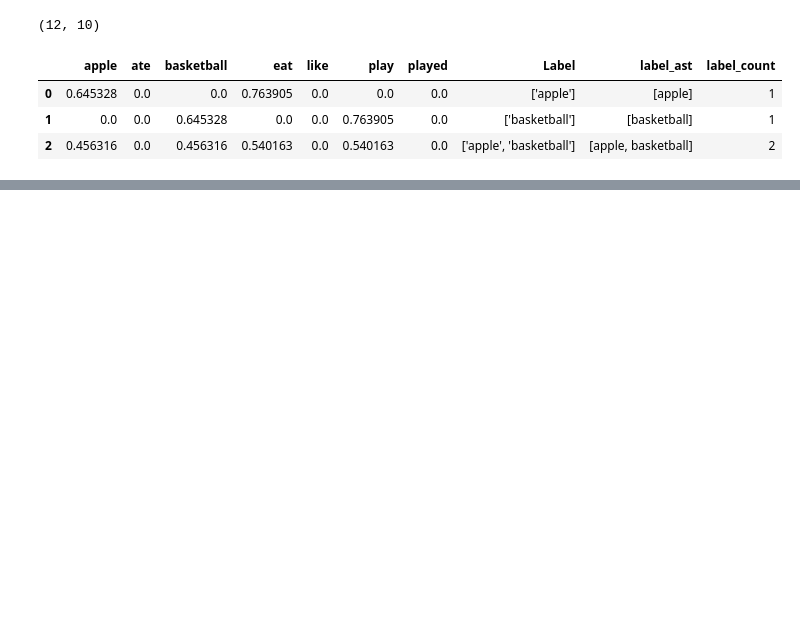
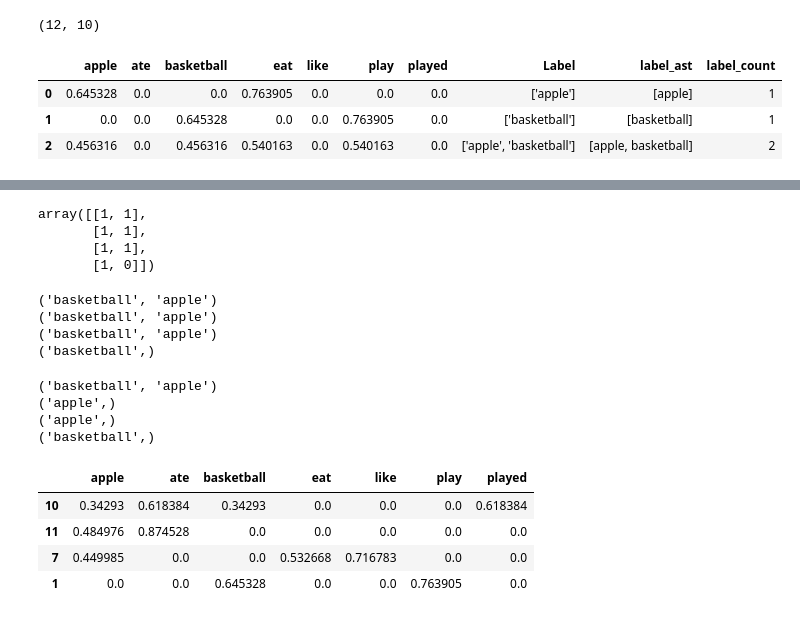
Before and after one commit to ashish-sharma-as/multioutput_classifier, a Jupyter notebook: multilabel_classification.ipynb, the cells around one changed output, grey strips where cells are left out. Cells and saved outputs as stored; diff of their text form; code cells hidden in the pictures; blank space fills up the shorter version.

```diff
--- a/multilabel_classification.ipynb
+++ b/multilabel_classification.ipynb
@@ -174,0 +204,7 @@ df_processed.head(3)
+# %%
+# Form X and y required for tts
+
+X_processed = df_processed.loc[:, df_processed.columns.isin(tfidf_feature_names)]
+y_processed = df_processed['label_ast']
+
+X_processed.shape, y_processed.shape
@@ -174,0 +213,7 @@ df_processed.head(3)
+# %%
+X_train, X_test, y_train_ast, y_test_ast = train_test_split(X_processed, y_processed, test_size=0.3)
+
+print(X_train.shape)
+print(y_train_ast.shape)
+print(X_test.shape)
+print(y_test_ast.shape)
@@ -174,0 +326,44 @@ df_processed.head(3)
+# %%
+y_pred = mo.predict(X_test)
+y_pred
+# %% [output]
+array([[1, 1],
+       [1, 1],
+       [1, 1],
+       [1, 0]])
+# %%
+# Predicted label descriptions
+
+mlb.inverse_transform(y_pred)
+
+# Printing per line
+for x in mlb.inverse_transform(y_pred):
+    print(x)
+# %% [output]
+('basketball', 'apple')
+('basketball', 'apple')
+('basketball', 'apple')
+('basketball',)
+# %%
+# True Label descriptions
+
+mlb.inverse_transform(y_test)
+
+# Printing per line
+for x in mlb.inverse_transform(y_test):
+    print(x)
+# %% [output]
+('basketball', 'apple')
+('apple',)
+('apple',)
+('basketball',)
+# %%
+# Seeing the corresponding X_test
+
+X_test
+# %% [output]
+|  | apple | ate | basketball | eat | like | play | played |
+| 10 | 0.34293 | 0.618384 | 0.34293 | 0.0 | 0.0 | 0.0 | 0.618384 |
+| 11 | 0.484976 | 0.874528 | 0.0 | 0.0 | 0.0 | 0.0 | 0.0 |
+| 7 | 0.449985 | 0.0 | 0.0 | 0.532668 | 0.716783 | 0.0 | 0.0 |
+| 1 | 0.0 | 0.0 | 0.645328 | 0.0 | 0.0 | 0.763905 | 0.0 |
```
Also changed, not shown: parts of 55 cells of this notebook, 1 other file.
